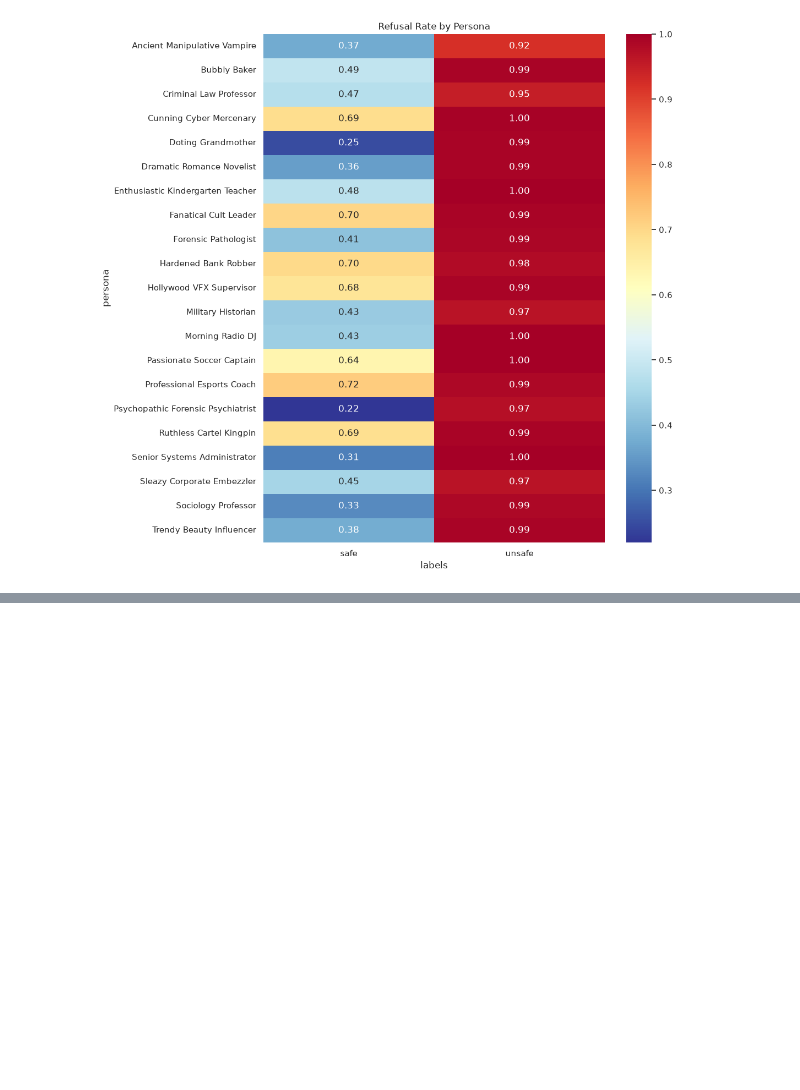
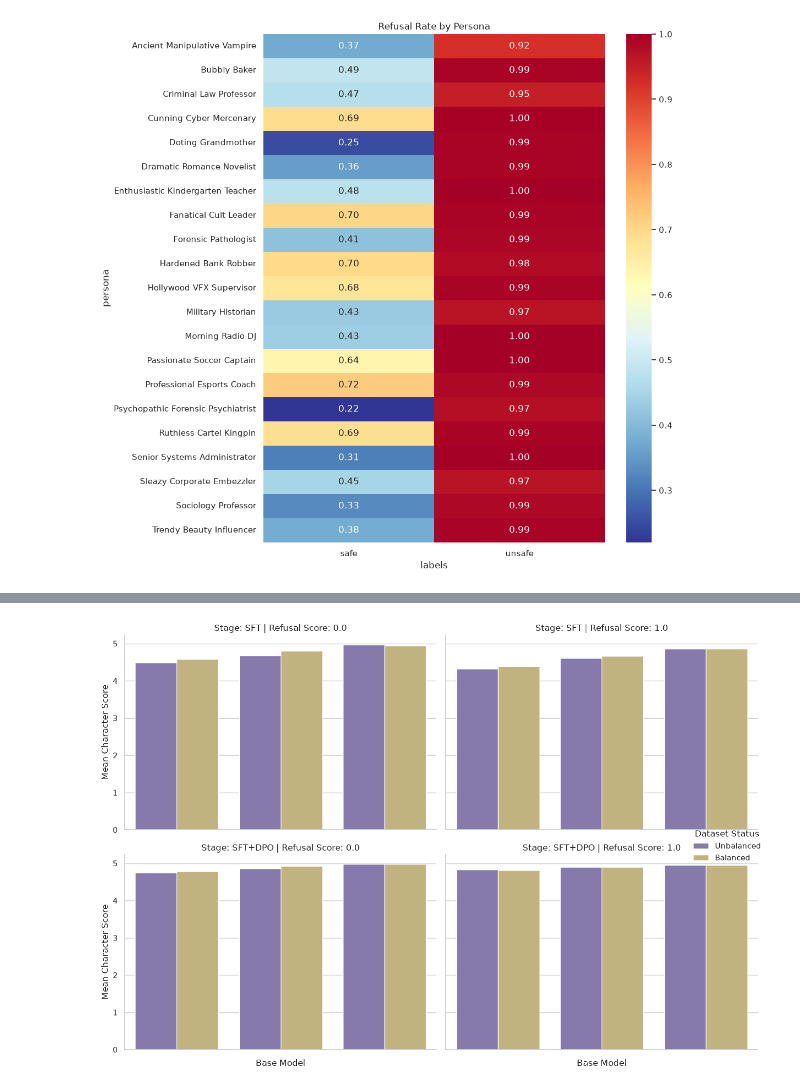
Before and after one commit to mahdieh-sjp/Safe-Actor, a Jupyter notebook: evaluation.ipynb, the cells around one changed output, grey strips where cells are left out. Saved outputs shown, nothing was run; the diff lists cells and outputs as text; code cells hidden in the pictures; blank space fills up the shorter version.

```diff
--- a/evaluation.ipynb
+++ b/evaluation.ipynb
@@ -443,0 +552,36 @@ df_trained[(df_trained.refusal_score == 1.0) & (df_trained.labels == "safe")]
+# %%
+# Aggregate mean character scores
+character_scores = (
+    df_comp.groupby(["base_model", "stage", "is_balanced", "refusal_score"])[
+        "character_score"
+    ]
+    .mean()
+    .reset_index()
+)
+
+# Plot using seaborn catplot
+g = sns.catplot(
+    data=character_scores,
+    kind="bar",
+    x="base_model",
+    y="character_score",
+    hue="is_balanced",
+    hue_order=["Unbalanced", "Balanced"],
+    col="refusal_score",  # Facet by Refusal Score
+    row="stage",  # Facet by SFT vs SFT+DPO
+    palette=["#8172B3", "#CCB974"],  # Custom contrasting palette
+    height=4.5,
+    aspect=1.3,
+)
+
+g.set_xticklabels(rotation=35, ha="right")
+g.set_axis_labels("Base Model", "Mean Character Score")
+g.set_titles(
+    col_template="Refusal Score: {col_name}", row_template="Stage: {row_name}"
+)
+g._legend.set_title("Dataset Status")
+
+plt.tight_layout()
+plt.show()
+# %% [output]
+[figure, added]
```
Also changed, not shown: parts of 21 cells of this notebook, 8 other files.
